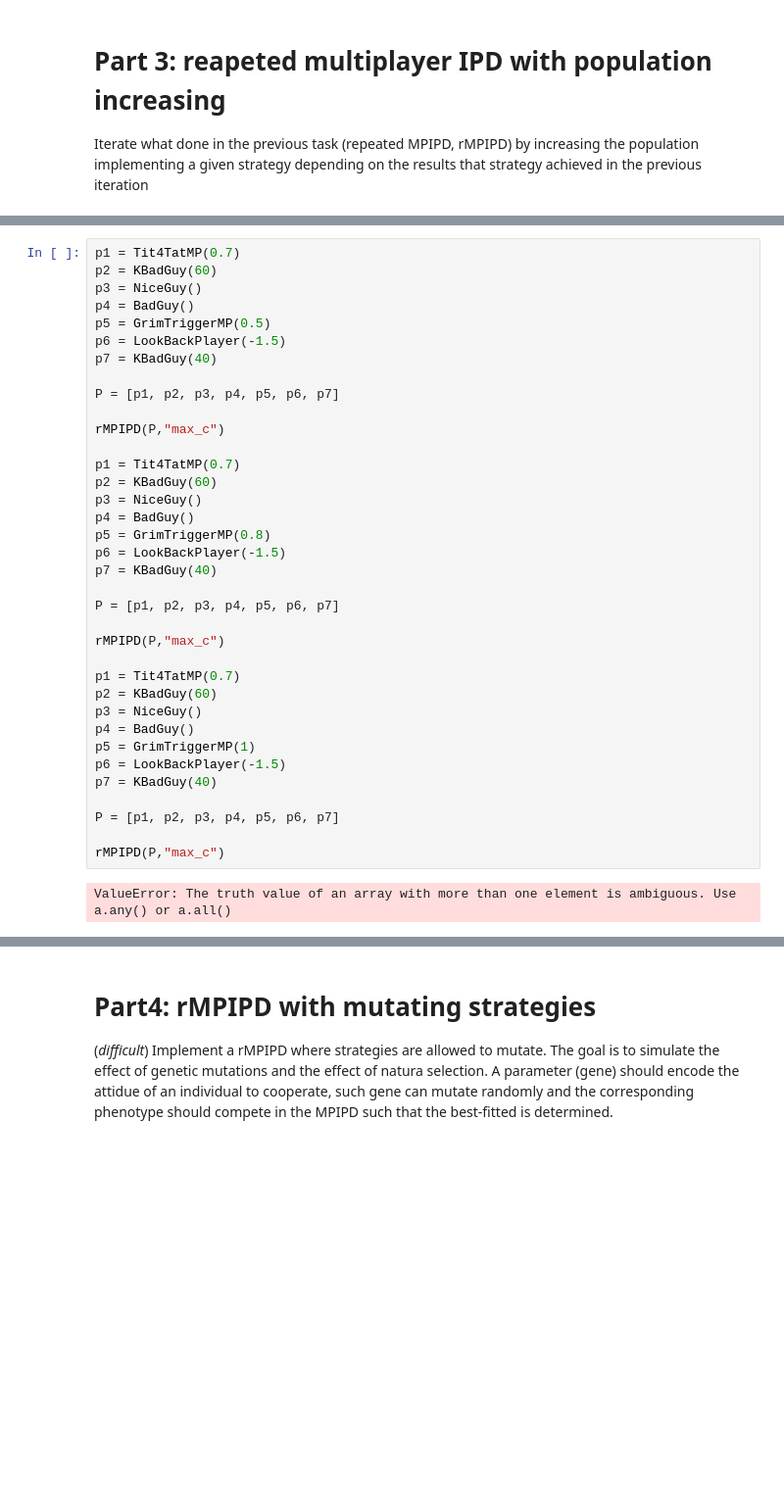
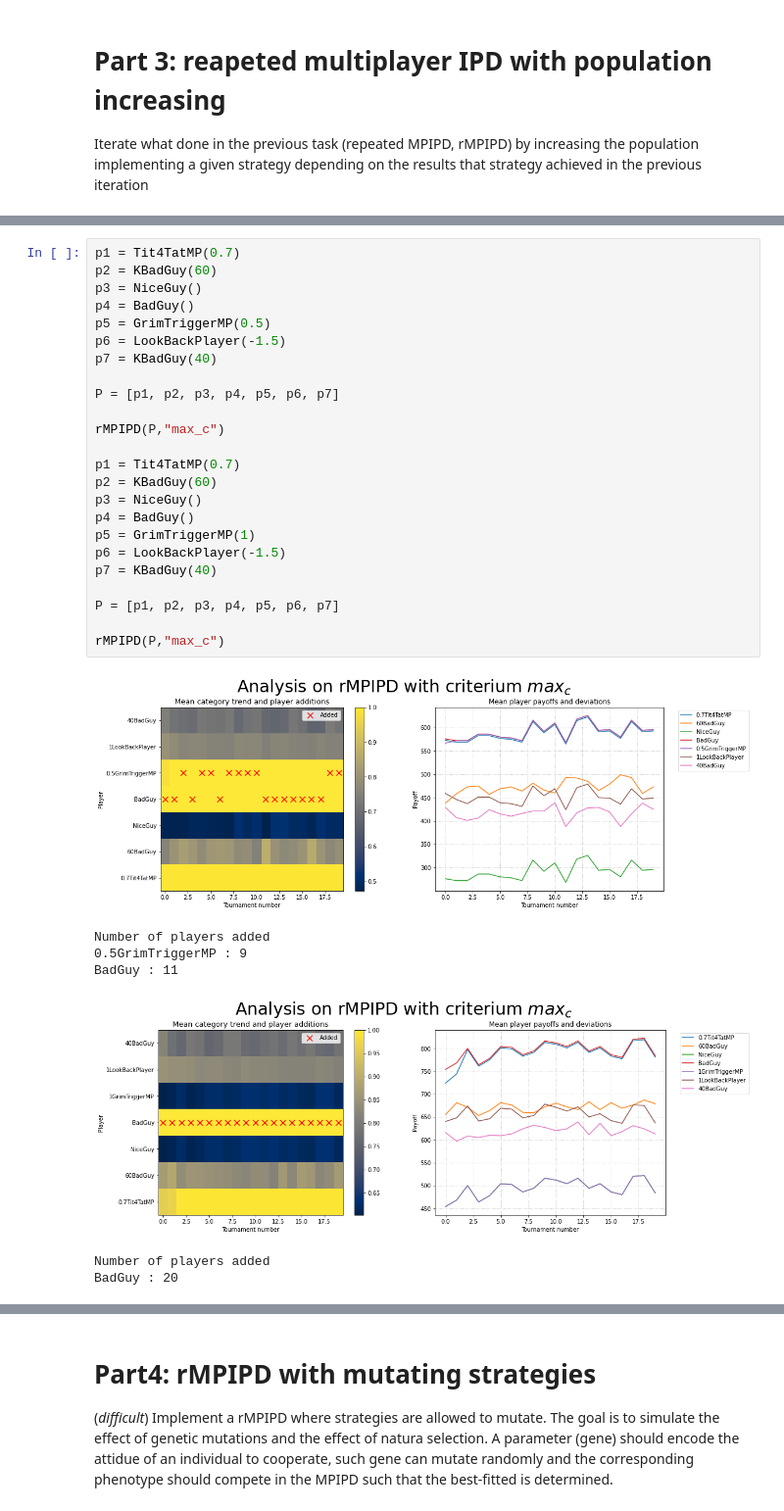
Before and after one commit to donaldssh/Iterative-Prisoners-Dilemma, a Jupyter notebook: Project.ipynb, the cells around one changed output, grey strips where cells are left out. Shown at 98% size. Cells and saved outputs as stored; diff of their text form; blank space fills up the shorter version.

```diff
--- a/Project.ipynb
+++ b/Project.ipynb
@@ -1345,41 +1214,35 @@ BadGuy : 8
 # %%
 p1 = Tit4TatMP(0.7)
 p2 = KBadGuy(60)
 p3 = NiceGuy()
 p4 = BadGuy()
 p5 = GrimTriggerMP(0.5)
-p6 = LookBackPlayer(-1.5)
-p7 = KBadGuy(40)
-
-P = [p1, p2, p3, p4, p5, p6, p7]
-
-rMPIPD(P,"max_c")
-
-p1 = Tit4TatMP(0.7)
-p2 = KBadGuy(60)
-p3 = NiceGuy()
-p4 = BadGuy()
-p5 = GrimTriggerMP(0.8)
 p6 = LookBackPlayer(-1.5)
 p7 = KBadGuy(40)
 
 P = [p1, p2, p3, p4, p5, p6, p7]
 
 rMPIPD(P,"max_c")
 
 p1 = Tit4TatMP(0.7)
 p2 = KBadGuy(60)
 p3 = NiceGuy()
 p4 = BadGuy()
 p5 = GrimTriggerMP(1)
 p6 = LookBackPlayer(-1.5)
 p7 = KBadGuy(40)
 
 P = [p1, p2, p3, p4, p5, p6, p7]
 
 rMPIPD(P,"max_c")
 # %% [output]
+[figure, added]
-ValueError: The truth value of an array with more than one element is ambiguous. Use a.any() or a.all()
+Number of players added
+0.5GrimTriggerMP : 9
+BadGuy : 11
+[figure, added]
+Number of players added
+BadGuy : 20
 # %%
 p1 = KBadGuy(75)
 p2 = KBadGuy(80)
```
Also changed, not shown: parts of 9 cells of this notebook.
